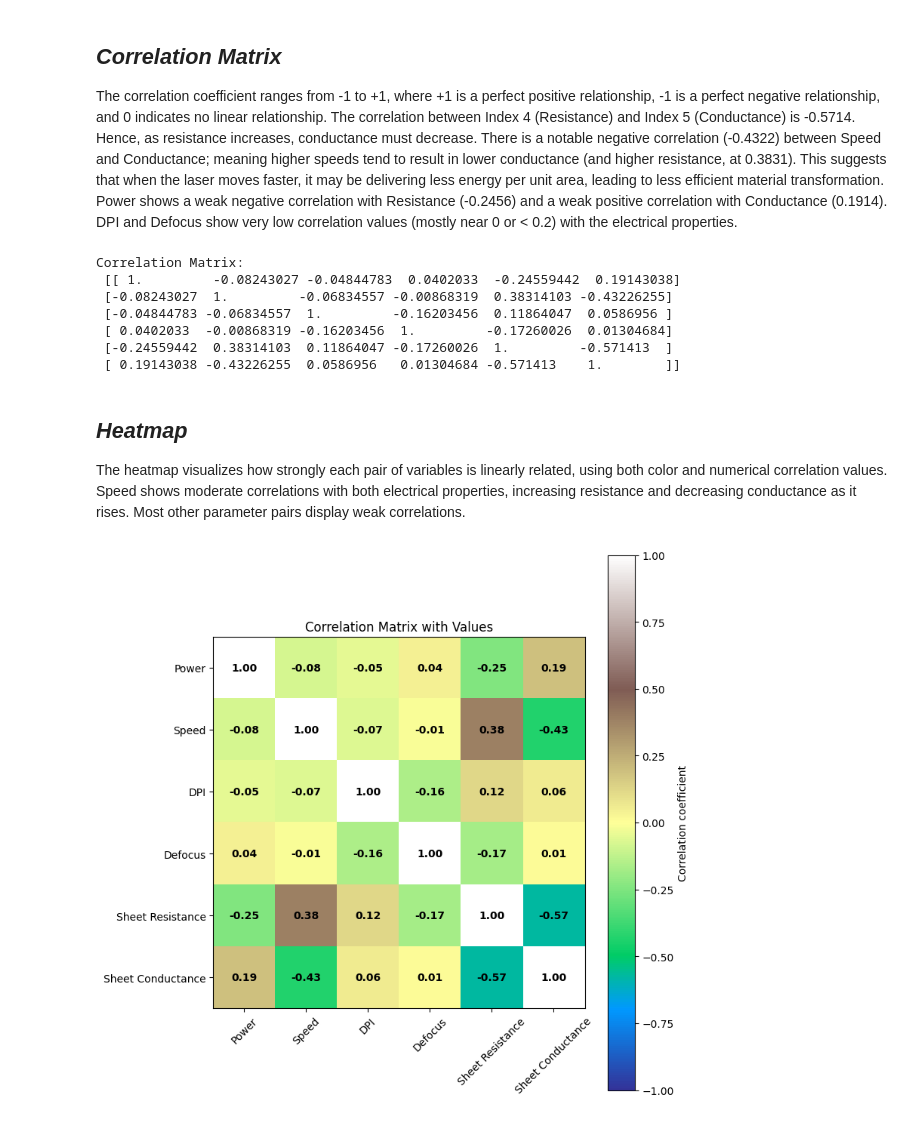
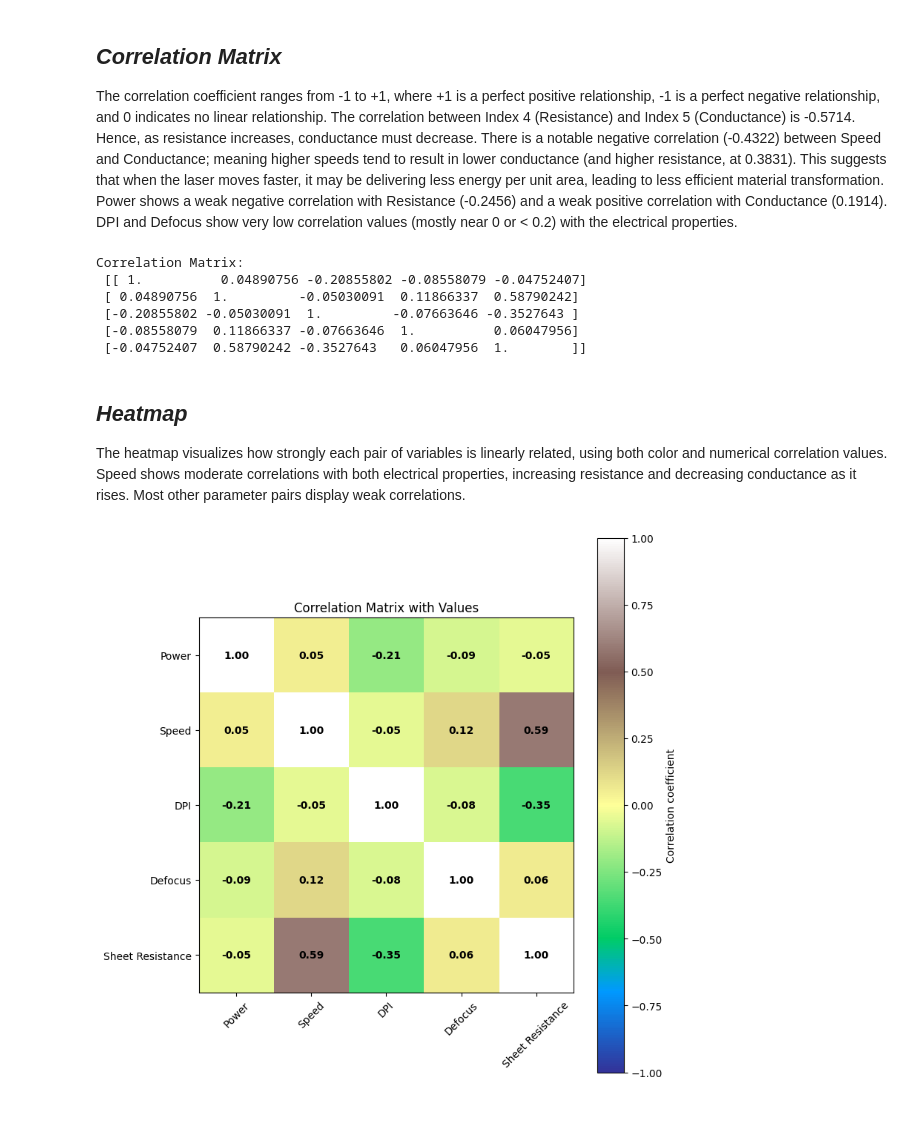
Before and after one commit to mta-phy/5820x, a Jupyter notebook: HWs/Project-1 v2.ipynb, the cells around one changed output. Saved outputs shown, nothing was run; the diff lists cells and outputs as text; code cells hidden in the pictures.

```diff
--- a/HWs/Project-1 v2.ipynb
+++ b/HWs/Project-1 v2.ipynb
@@ -16,13 +16,12 @@ Data are extract from git-hub repository. The dataset of laser-induced graphene
 # %%
 import pandas as pd
 import numpy as np
-url = 'https://github.com/mta-phy/5820x/raw/main/HWs/LIG_DATA.xlsx'
+url = 'https://github.com/mta-phy/5820x/raw/main/HWs/LIG.xlsx'
 Data = pd.read_excel(url)
 Power = Data.iloc[:, 0].to_numpy();
 Speed = Data.iloc[:, 1].to_numpy();
 DPI = Data.iloc[:, 2].to_numpy();
 Defocus = Data.iloc[:, 3].to_numpy();
 Sheet_resistance= Data.iloc[:, 4].to_numpy();
-Sheet_conductance= Data.iloc[:, 5].to_numpy();
 Data.head(5)
 # %% [output]
@@ -248,40 +247,40 @@ plt.show()
 ## *Correlation Matrix*
 The correlation coefficient ranges from -1 to +1, where +1 is a perfect positive relationship, -1 is a perfect negative relationship, and 0 indicates no linear relationship. The correlation between Index 4 (Resistance) and Index 5 (Conductance) is -0.5714. Hence, as resistance increases, conductance must decrease. There is a notable negative correlation (-0.4322) between Speed and Conductance; meaning higher speeds tend to result in lower conductance (and higher resistance, at 0.3831). This suggests that when the laser moves faster, it may be delivering less energy per unit area, leading to less efficient material transformation. Power shows a weak negative correlation with Resistance (-0.2456) and a weak positive correlation with Conductance (0.1914). DPI and Defocus show very low correlation values (mostly near 0 or < 0.2) with the electrical properties.
 # %%
-cor = np.corrcoef(Data.iloc[:, 0:6], rowvar=False)
+cor = np.corrcoef(Data.iloc[:, 0:5], rowvar=False)
 
 
 print("Correlation Matrix:\n", cor)
 # %% [output]
 Correlation Matrix:
- [[ 1.         -0.08243027 -0.04844783  0.0402033  -0.24559442  0.19143038]
- [-0.08243027  1.         -0.06834557 -0.00868319  0.38314103 -0.43226255]
- [-0.04844783 -0.06834557  1.         -0.16203456  0.11864047  0.0586956 ]
- [ 0.0402033  -0.00868319 -0.16203456  1.         -0.17260026  0.01304684]
- [-0.24559442  0.38314103  0.11864047 -0.17260026  1.         -0.571413  ]
- [ 0.19143038 -0.43226255  0.0586956   0.01304684 -0.571413    1.        ]]
+ [[ 1.          0.04890756 -0.20855802 -0.08558079 -0.04752407]
+ [ 0.04890756  1.         -0.05030091  0.11866337  0.58790242]
+ [-0.20855802 -0.05030091  1.         -0.07663646 -0.3527643 ]
+ [-0.08558079  0.11866337 -0.07663646  1.          0.06047956]
+ [-0.04752407  0.58790242 -0.3527643   0.06047956  1.        ]]
 # %% [markdown]
 ## *Heatmap*
 The heatmap visualizes how strongly each pair of variables is linearly related, using both color and numerical correlation values.  Speed shows moderate correlations with both electrical properties, increasing resistance and decreasing conductance as it rises. Most other parameter pairs display weak correlations.
 # %%
 plt.figure(figsize=(8,8))
-feature_names=['Power','Speed','DPI','Defocus','Sheet Resistance','Sheet Conductance']
+feature_names=['Power','Speed','DPI','Defocus','Sheet Resistance']
 
 # Create the heatmap
+cor = np.corrcoef(Data.iloc[:, 0:5], rowvar=False)
 im = plt.imshow(cor, vmin=-1, vmax=1, cmap='terrain')
 plt.colorbar(im, label="Correlation coefficient")
 
 for i in range(len(feature_names)):
     for j in range(len(feature_names)):
             text = plt.text(j, i, f"{cor[i, j]:.2f}",
                        ha="center", va="center", color="black",
                        fontweight='bold')
 
 
 plt.xticks(range(len(feature_names)), feature_names, rotation=45)
 plt.yticks(range(len(feature_names)), feature_names)
 plt.title("Correlation Matrix with Values")
 plt.tight_layout()
 plt.show()
 # %% [output]
-[figure, old version]
+[figure, new version]
```
Also changed, not shown: parts of 3 cells of this notebook, 3 other files.
